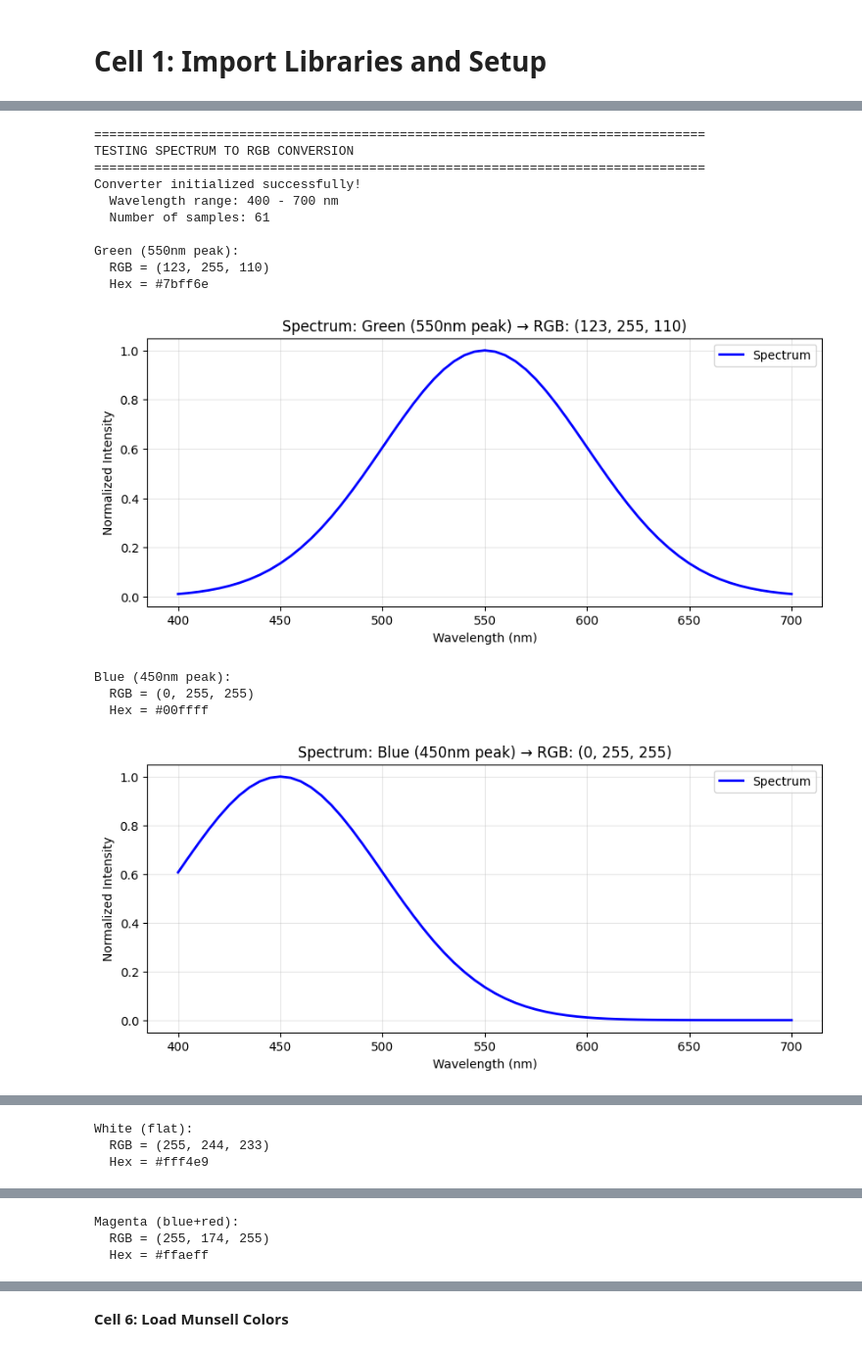
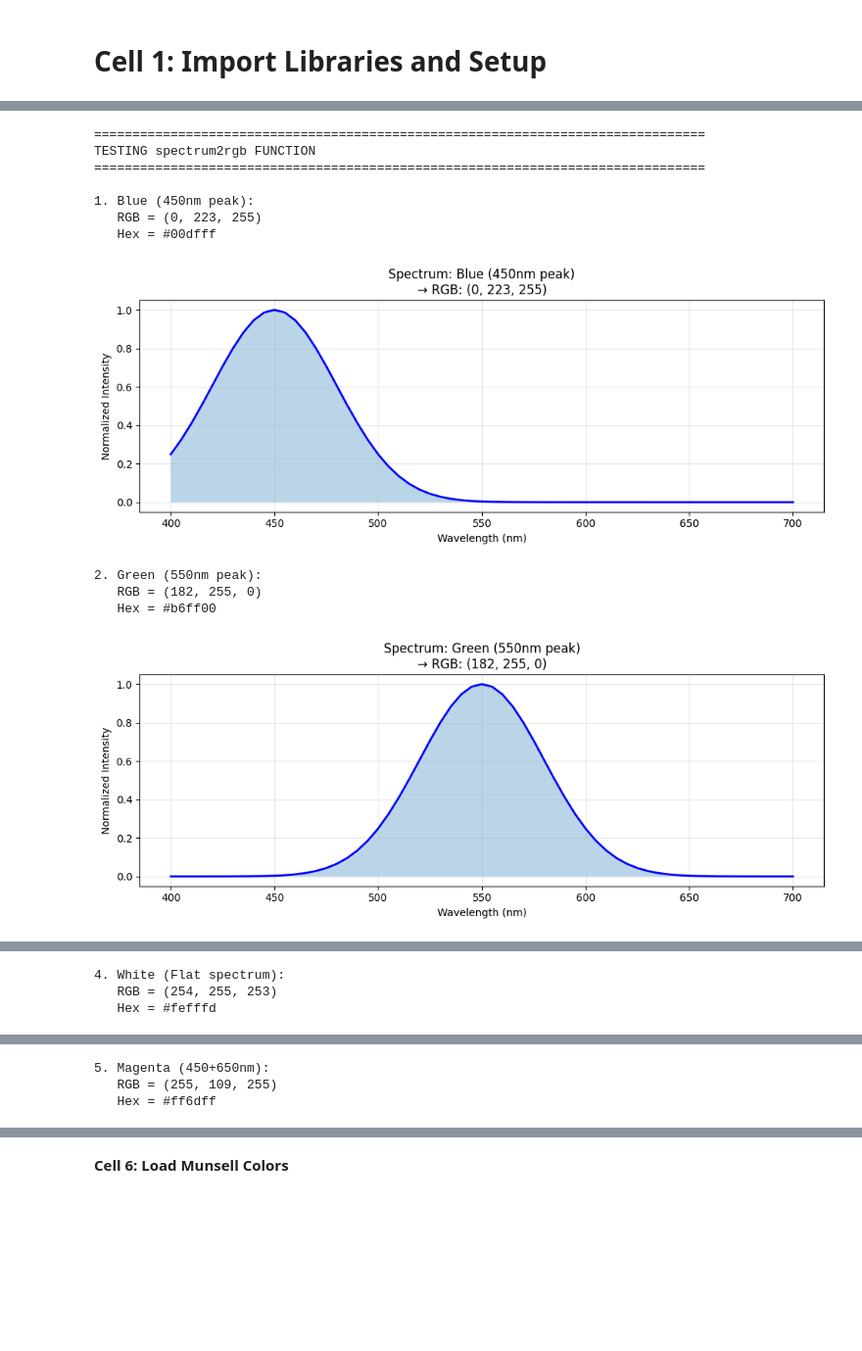
Before and after one commit to S1h2l/color-image-processing-, a Jupyter notebook: 24MCMT14_ASSIGNMENT_III.ipynb, the cells around one changed output, grey strips where cells are left out. Shown at 98% size. Cells and saved outputs as stored; diff of their text form; code cells hidden in the pictures; blank space fills up the shorter version.

```diff
--- a/24MCMT14_ASSIGNMENT_III.ipynb
+++ b/24MCMT14_ASSIGNMENT_III.ipynb
@@ -272,42 +255,41 @@ All required files should be present to continue!
 # %%
+# Cell 5: Test spectrum2rgb function
 print("=" * 80)
-print("TESTING SPECTRUM TO RGB CONVERSION")
+print("TESTING spectrum2rgb FUNCTION")
 print("=" * 80)
 
-converter = SpectrumColorConverter()
+spectrum_results = []
 
-test_spectra = generate_test_spectra()
+for idx, (name, spectrum) in enumerate(test_spectra):
+    rgb = converter.spectrum2rgb(spectrum)
+    spectrum_results.append((name, spectrum, rgb))
 
-for test in test_spectra:
-    rgb = converter.spectrum2rgb(test['spectrum'])
-    print(f"\n{test['name']}:")
-    print(f"  RGB = {rgb}")
-    print(f"  Hex = #{rgb[0]:02x}{rgb[1]:02x}{rgb[2]:02x}")
+    print(f"\n{idx+1}. {name}:")
+    print(f"   RGB = {rgb}")
+    print(f"   Hex = #{rgb[0]:02x}{rgb[1]:02x}{rgb[2]:02x}")
 
+    # Plot spectrum
     plt.figure(figsize=(10, 4))
-    plt.plot(converter.wavelengths, test['spectrum'] / np.max(test['spectrum']),
-             'b-', linewidth=2, label='Spectrum')
+    plt.plot(converter.wavelengths, spectrum / np.max(spectrum), 'b-', linewidth=2)
+    plt.fill_between(converter.wavelengths, 0, spectrum / np.max(spectrum), alpha=0.3)
     plt.xlabel('Wavelength (nm)')
     plt.ylabel('Normalized Intensity')
-    plt.title(f'Spectrum: {test["name"]} → RGB: {rgb}')
+    plt.title(f'Spectrum: {name}\n→ RGB: {rgb}')
     plt.grid(True, alpha=0.3)
-    plt.legend()
+    plt.tight_layout()
     plt.show()
 
-print("\nSpectrum to RGB conversion test complete!")
+print("\n spectrum2rgb function tested successfully!")
 # %% [output]
 ================================================================================
-TESTING SPECTRUM TO RGB CONVERSION
+TESTING spectrum2rgb FUNCTION
 ================================================================================
-Converter initialized successfully!
-  Wavelength range: 400 - 700 nm
-  Number of samples: 61
 
-Green (550nm peak):
-  RGB = (123, 255, 110)
-  Hex = #7bff6e
+1. Blue (450nm peak):
+   RGB = (0, 223, 255)
+   Hex = #00dfff
-[figure, old version]
+[figure, new version]
-Blue (450nm peak):
-  RGB = (0, 255, 255)
-  Hex = #00ffff
+2. Green (550nm peak):
+   RGB = (182, 255, 0)
+   Hex = #b6ff00
-[figure, old version]
+[figure, new version]
@@ -318,3 +300,3 @@ Red (650nm peak):
-White (flat):
-  RGB = (255, 244, 233)
-  Hex = #fff4e9
+4. White (Flat spectrum):
+   RGB = (254, 255, 253)
+   Hex = #fefffd
@@ -322,3 +304,3 @@ White (flat):
-Magenta (blue+red):
-  RGB = (255, 174, 255)
-  Hex = #ffaeff
+5. Magenta (450+650nm):
+   RGB = (255, 109, 255)
+   Hex = #ff6dff
```
Also changed, not shown: parts of 25 cells of this notebook.
